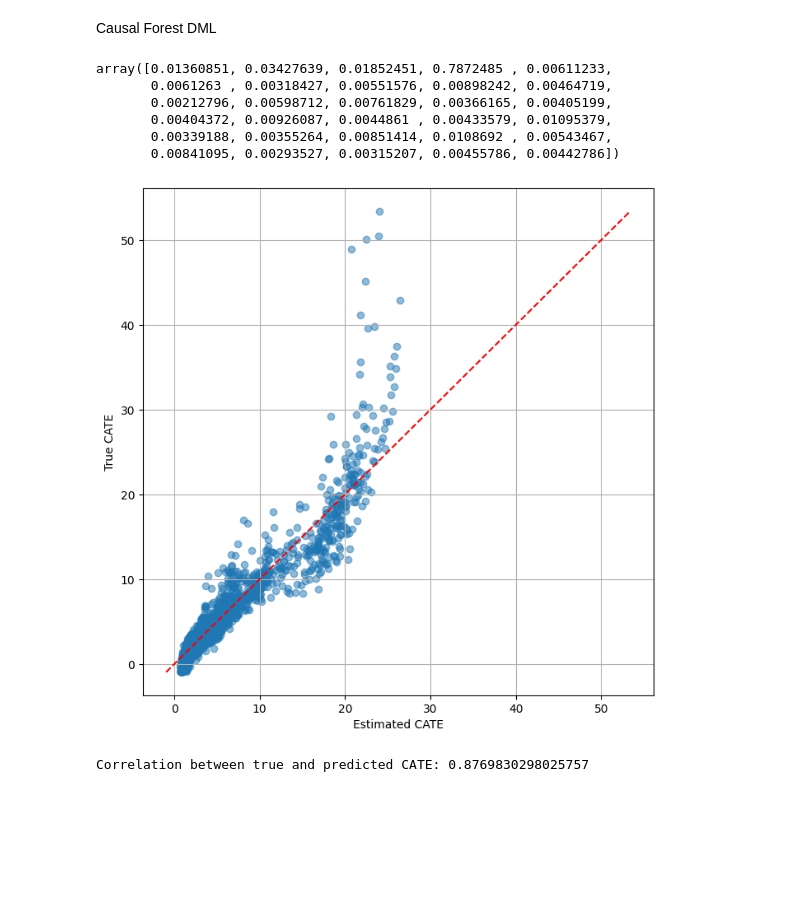
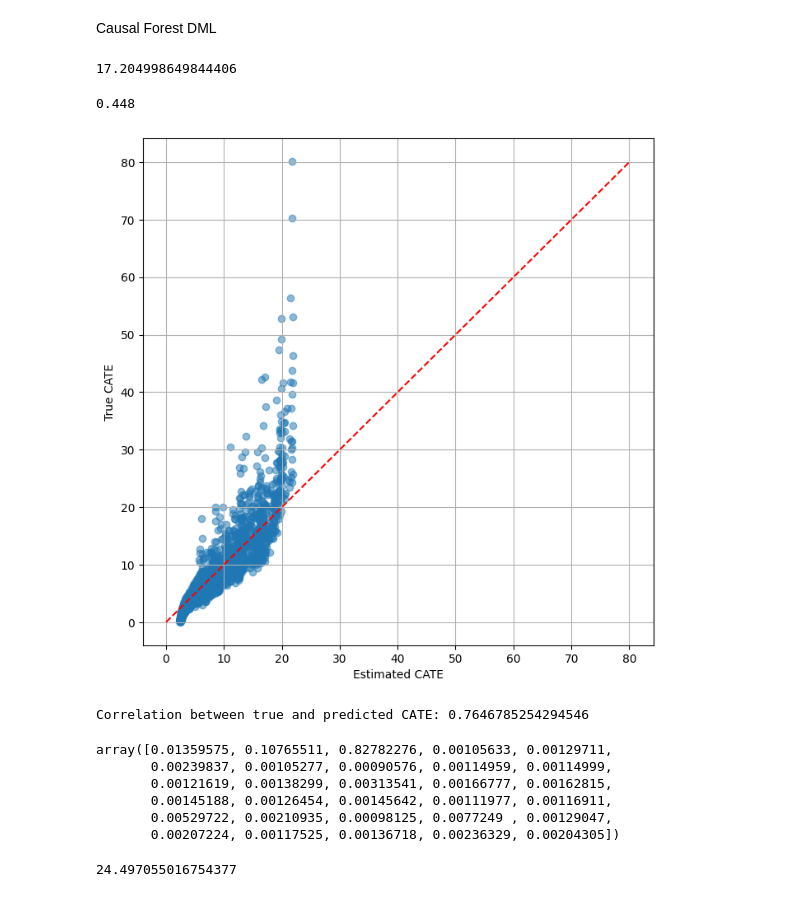
Before and after one commit to Jackbonkins/Heter_effects, a Jupyter notebook: Analysis.ipynb, the cells around one changed output. Cells and saved outputs as stored; diff of their text form; code cells hidden in the pictures; blank space fills up the shorter version.

```diff
--- a/Analysis.ipynb
+++ b/Analysis.ipynb
@@ -78,7 +86,7 @@ sim_dict = {}
 
 for p in [20, 30, 40, 50]:
     for n in [500, 1000, 2000, 4000]:
-        sim: SimulationStudy = SimulationStudy(p=p, mean_correlation=0.1, cor_variance=0.2, n=n, no_feat_cate=2)
+        sim: SimulationStudy = SimulationStudy(p=p, mean_correlation=0.1, cor_variance=0.2, n=n, no_feat_cate=3, non_linear='quadratic')
         simulation = sim.create_dataset()
 
 
@@ -144,5 +152,5 @@ coeff, estimated_cate_ols, ols_MSE = ols_estimator(x_train_ols, splits_dict['Sim
 # %%
-true_cate_test = splits_dict['Simulation_30_4000']['true_cate_test']
+true_cate_test = splits_dict['Simulation_20_2000']['true_cate_test']
 true_cate_test = true_cate_test[true_cate_test['T'] == 1]
 true_cate_test = true_cate_test['CATE']
 plot_predict_cate_corr(estimated_cate_ols, true_cate_test)
@@ -198,25 +207,45 @@ def CF_DML(Y_train: pd.DataFrame, T_train: pd.DataFrame, X_train: pd.DataFrame,
 
     est_cfdml.fit(Y=Y_train, T=T_train, X=X_train, W=None, cache_values=True)
     estimated_cate = est_cfdml.effect(X_test)
-    mse = root_mean_squared_error(true_cate_test, estimated_cate)
-    feat_imp = est_cfdml.feature_importances_
 
-    return estimated_cate, mse, feat_imp
+    cfdml_lb, cfdml_ub = est_cfdml.effect_interval(X_test)
+    ci_bounds = np.column_stack((cfdml_lb, cfdml_ub, true_cate_test))
 
-estimated_cate_dml, cf_dml_MSE, feat_imp = CF_DML(splits_dict['Simulation_30_4000']['Y_train'], splits_dict['Simulation_30_4000']['T_train'],
-                                       splits_dict['Simulation_30_4000']['X_train'], splits_dict['Simulation_30_4000']['X_test'],
-                                       splits_dict['Simulation_30_4000']['true_cate_test'])
+
+    mse = mean_squared_error(true_cate_test, estimated_cate)
+
+    return estimated_cate, mse, ci_bounds
+
+estimated_cate_dml, cf_dml_MSE, ci_bounds_cfdml = CF_DML(splits_dict['Simulation_50_4000']['Y_train'], splits_dict['Simulation_50_4000']['T_train'],
+                                       splits_dict['Simulation_50_4000']['X_train'], splits_dict['Simulation_50_4000']['X_test'],
+                                       splits_dict['Simulation_50_4000']['true_cate_test'])
-# %%
-feat_imp
-# %% [output]
-array([0.01360851, 0.03427639, 0.01852451, 0.7872485 , 0.00611233,
-       0.0061263 , 0.00318427, 0.00551576, 0.00898242, 0.00464719,
-       0.00212796, 0.00598712, 0.00761829, 0.00366165, 0.00405199,
-       0.00404372, 0.00926087, 0.0044861 , 0.00433579, 0.01095379,
-       0.00339188, 0.00355264, 0.00851414, 0.0108692 , 0.00543467,
-       0.00841095, 0.00293527, 0.00315207, 0.00455786, 0.00442786])
+# %%
+print(cf_dml_MSE)
+# %% [output]
+17.204998649844406
+# %%
+coverage(ci_bounds_cfdml)
+# %% [output]
+0.448
 # %%
-plot_predict_cate_corr(estimated_cate_dml, splits_dict['Simulation_30_4000']['true_cate_test']['CATE'])
+plot_predict_cate_corr(estimated_cate_dml, splits_dict['Simulation_50_4000']['true_cate_test']['CATE'])
 # %% [output]
-[figure, old version]
+[figure, new version]
-Correlation between true and predicted CATE: 0.8769830298025757
+Correlation between true and predicted CATE: 0.7646785254294546
+# %%
+est_rf = RegressionForest(n_estimators=1000)
+est_rf.fit(y=splits_dict['Simulation_30_4000']['Y_train'], X=splits_dict['Simulation_30_4000']['X_train'])
+estimated_cate = est_rf.predict(splits_dict['Simulation_30_4000']['X_test'])
+est_rf.feature_importances_
+# %% [output]
+array([0.01359575, 0.10765511, 0.82782276, 0.00105633, 0.00129711,
+       0.00239837, 0.00105277, 0.00090576, 0.00114959, 0.00114999,
+       0.00121619, 0.00138299, 0.00313541, 0.00166777, 0.00162815,
+       0.00145188, 0.00126454, 0.00145642, 0.00111977, 0.00116911,
+       0.00529722, 0.00210935, 0.00098125, 0.0077249 , 0.00129047,
+       0.00207224, 0.00117525, 0.00136718, 0.00236329, 0.00204305])
+# %%
+mse = mean_squared_error(splits_dict['Simulation_30_4000']['true_cate_test']['CATE'], estimated_cate)
+print(mse)
+# %% [output]
+24.497055016754377
```
Also changed, not shown: parts of 17 cells of this notebook, 6 other files.
